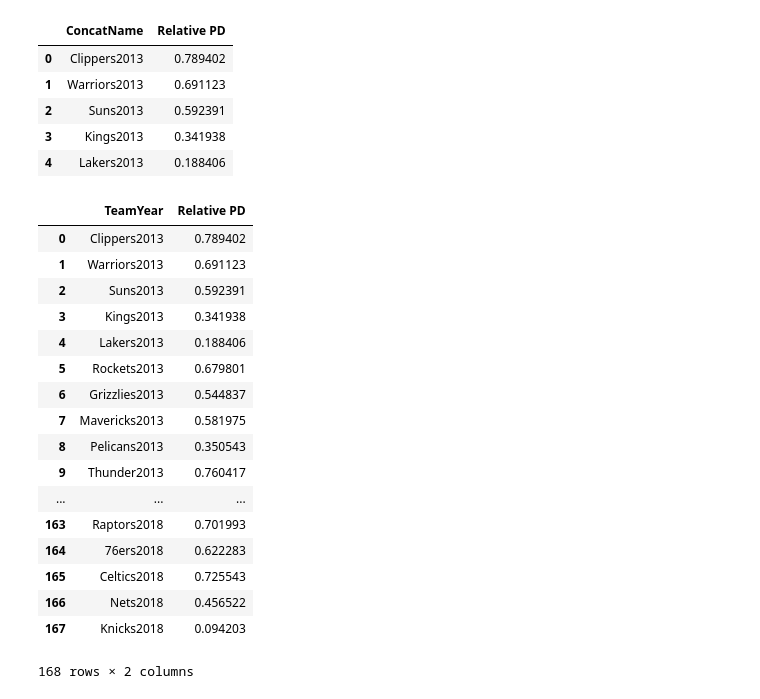
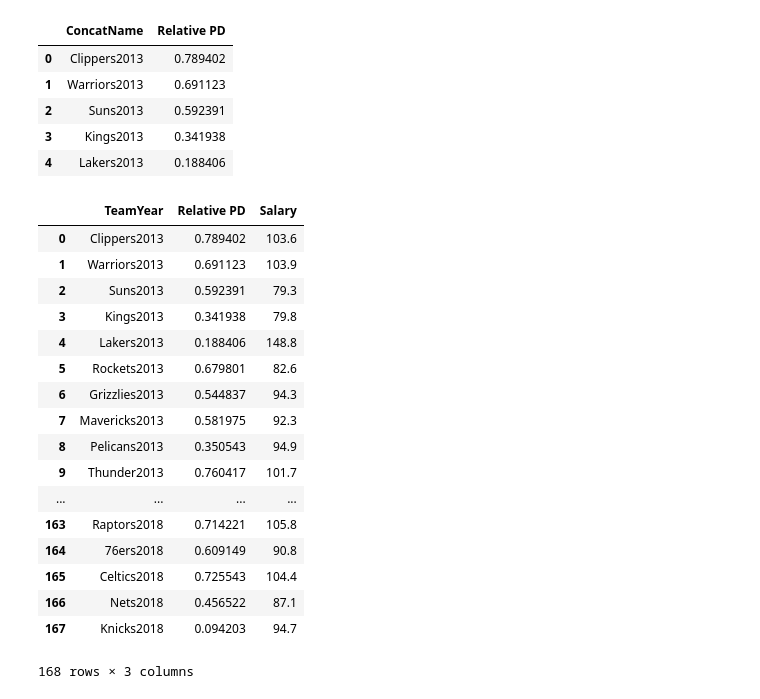
Before and after one commit to ohoweedy/Project-One, a Jupyter notebook: MergedJupyterNotebookBasedOnNFL.ipynb, the cells around one changed output. Saved outputs shown, nothing was run; the diff lists cells and outputs as text; code cells hidden in the pictures.

```diff
--- a/MergedJupyterNotebookBasedOnNFL.ipynb
+++ b/MergedJupyterNotebookBasedOnNFL.ipynb
@@ -865,25 +864,27 @@ nba_point_diff_df.head()
 | 3 | Kings2013 | 0.341938 |
 | 4 | Lakers2013 | 0.188406 |
 # %%
-nba_point_diff_df.rename(columns={"ConcatName":"TeamYear"})
+nba_point_diff_df = nba_point_diff_df.rename(columns={"ConcatName":"TeamYear"})
+nba_point_diff_df["Salary"] = nba_combined_df["RelativePay"]
+nba_point_diff_df
 # %% [output]
-|  | TeamYear | Relative PD |
-| 0 | Clippers2013 | 0.789402 |
-| 1 | Warriors2013 | 0.691123 |
-| 2 | Suns2013 | 0.592391 |
-| 3 | Kings2013 | 0.341938 |
-| 4 | Lakers2013 | 0.188406 |
-| 5 | Rockets2013 | 0.679801 |
-| 6 | Grizzlies2013 | 0.544837 |
-| 7 | Mavericks2013 | 0.581975 |
-| 8 | Pelicans2013 | 0.350543 |
-| 9 | Thunder2013 | 0.760417 |
-| ... | ... | ... |
-| 163 | Raptors2018 | 0.701993 |
-| 164 | 76ers2018 | 0.622283 |
-| 165 | Celtics2018 | 0.725543 |
-| 166 | Nets2018 | 0.456522 |
-| 167 | Knicks2018 | 0.094203 |
+|  | TeamYear | Relative PD | Salary |
+| 0 | Clippers2013 | 0.789402 | 103.6 |
+| 1 | Warriors2013 | 0.691123 | 103.9 |
+| 2 | Suns2013 | 0.592391 | 79.3 |
+| 3 | Kings2013 | 0.341938 | 79.8 |
+| 4 | Lakers2013 | 0.188406 | 148.8 |
+| 5 | Rockets2013 | 0.679801 | 82.6 |
+| 6 | Grizzlies2013 | 0.544837 | 94.3 |
+| 7 | Mavericks2013 | 0.581975 | 92.3 |
+| 8 | Pelicans2013 | 0.350543 | 94.9 |
+| 9 | Thunder2013 | 0.760417 | 101.7 |
+| ... | ... | ... | ... |
+| 163 | Raptors2018 | 0.714221 | 105.8 |
+| 164 | 76ers2018 | 0.609149 | 90.8 |
+| 165 | Celtics2018 | 0.725543 | 104.4 |
+| 166 | Nets2018 | 0.456522 | 87.1 |
+| 167 | Knicks2018 | 0.094203 | 94.7 |
-168 rows × 2 columns
+168 rows × 3 columns
 # %%
 nhl_point_diff_df = nhl_df[["TeamYear","Relative PD"]]
```
Also changed, not shown: parts of 13 cells of this notebook, 5 other files.
